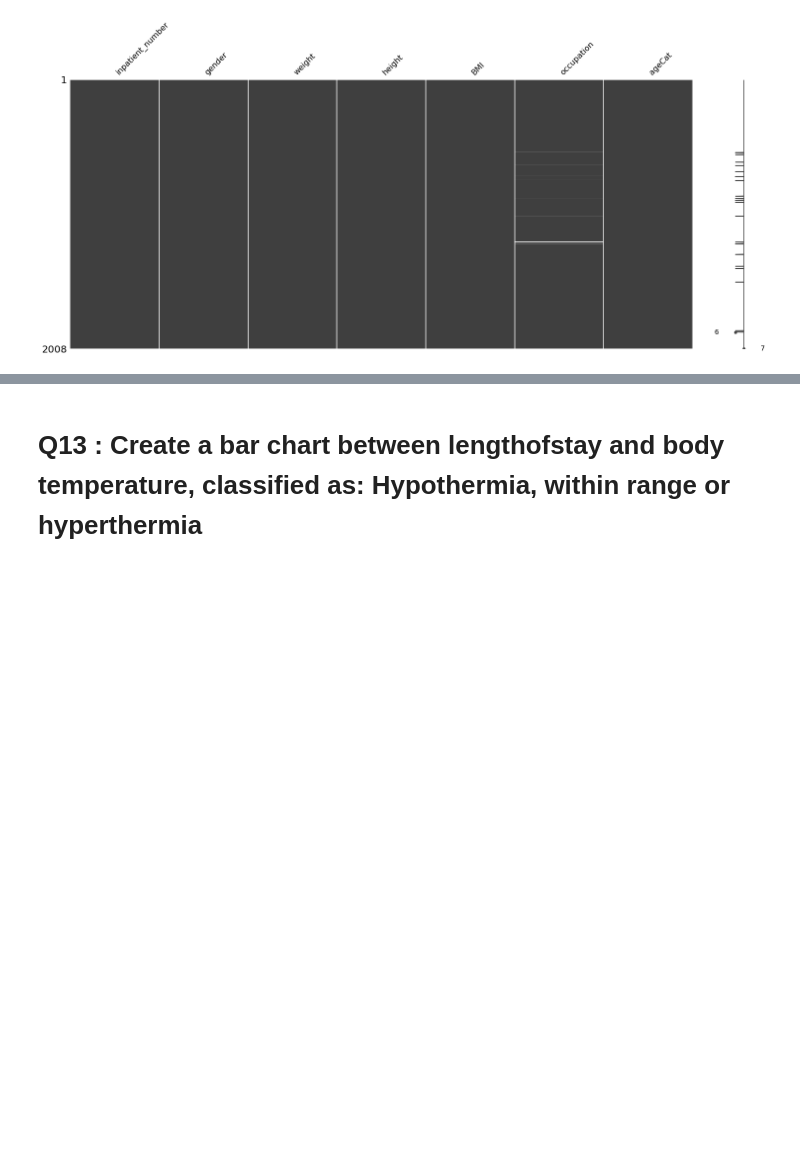
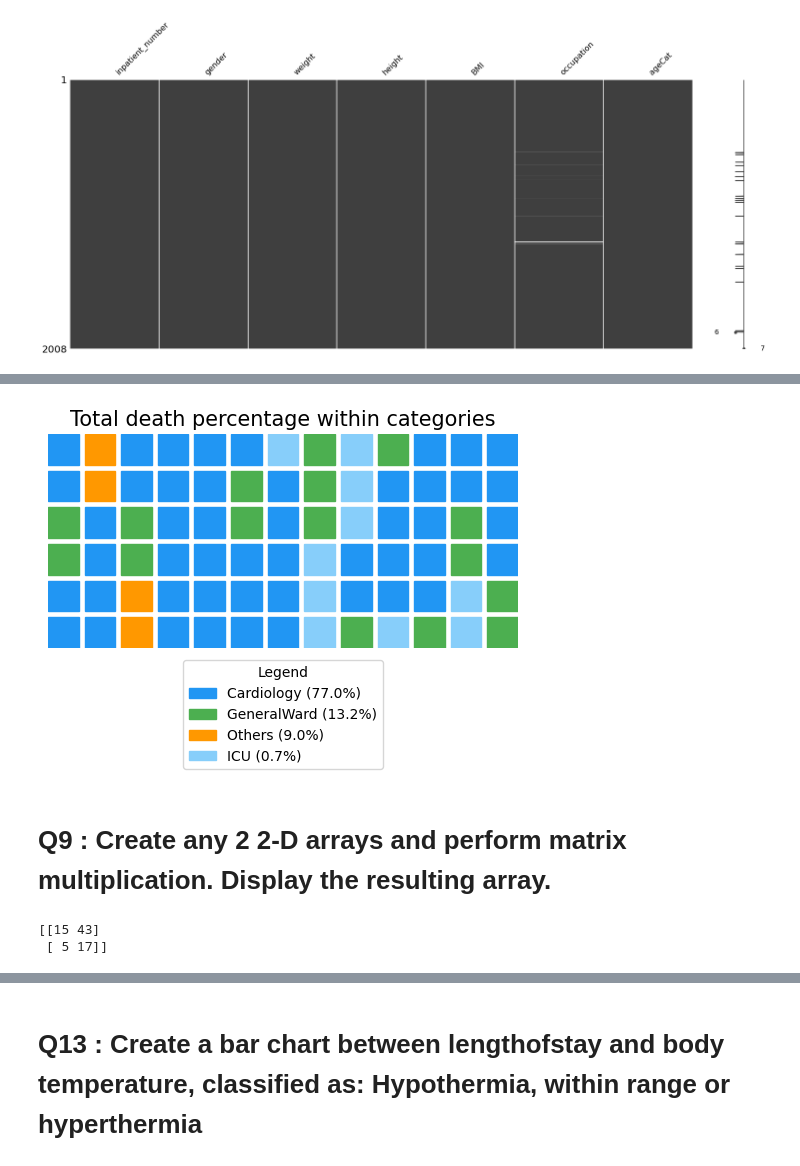
Before and after one commit to GomathiPro/Team20_DataTitans_PythonHackathon_Apr24, a Jupyter notebook: Team20_DataTitans_Main80Questions.ipynb, the cells around one changed output, grey strips where cells are left out. Saved outputs shown, nothing was run; the diff lists cells and outputs as text; code cells hidden in the pictures; blank space fills up the shorter version.

```diff
--- a/Team20_DataTitans_Main80Questions.ipynb
+++ b/Team20_DataTitans_Main80Questions.ipynb
@@ -60,0 +123,8 @@ prescriptions=pd.read_excel('Cardiac_Outcomes.xlsx',"Patient_Precriptions")
+# %%
+discharge['Admission_date'] = pd.to_datetime(discharge ["Admission_date"])
+
+# Calculate 'Discharge Date' based on 'Admission Date' and 'dischargeDay'
+discharge ['Discharge Date'] = discharge ["Admission_date"] + pd.to_timedelta(discharge ["dischargeDay"], unit='D')
+
+# Display the updated dataframe with the calculated 'Discharge Date' column
+print(discharge)
@@ -92,0 +194,39 @@ msno.matrix(demo)
+# %%
+ward_grouping = {'Cardiology': 'Cardiology', 'ICU': 'ICU', 'GeneralWard': 'GeneralWard', 'Others': 'Others'}
+discharge['grouped_category'] = discharge['admission_ward'].map(ward_grouping).fillna(discharge['admission_ward'])
+
+colors = {'Cardiology': '#2196f3', 'ICU': '#ff9800', 'GeneralWard': '#4caf50', 'Others': '#87CEFA'}
+
+discharge['percentage_death_within_28_days'] = (discharge['death_within_28_days'] / discharge['death_within_28_days'].sum()) * 100
+discharge['percentage_deaths_3_months'] = (discharge['death_within_3_months'] / discharge['death_within_3_months'].sum()) * 100
+discharge['percentage_death_within_6_months'] = (discharge['death_within_6_months'] / discharge['death_within_6_months'].sum()) * 100
+percentage_deaths = discharge['percentage_death_within_28_days'] + discharge['percentage_deaths_3_months'] + discharge['percentage_death_within_6_months']
+
+fig = plt.figure(
+    FigureClass=Waffle, figsize=(5, 8),
+    rows=6,
+    columns=13,
+    values=percentage_deaths,
+    title={"label": "Total death percentage within categories", "loc": "center", "size": 15},
+    labels=[f"{k} ({v:.1f}%)" for k, v in zip(discharge['grouped_category'], percentage_deaths)],
+    colors=[colors[category] for category in discharge['grouped_category'] if category in colors],
+)
+
+legend_colors = [colors[category] for category in discharge['grouped_category'].unique()]
+legend_labels = [f"{k} ({v/len(discharge)*100:.1f}%)" for k, v in discharge['grouped_category'].value_counts().items()]
+legend_patches = [mpatches.Patch(color=c, label=l) for c, l in zip(legend_colors, legend_labels)]
+plt.legend(handles=legend_patches, title='Legend', loc='lower center', bbox_to_anchor=(0.5, -0.6))
+
+plt.show()
+# %% [output]
+[figure, added]
+# %% [markdown]
+# Q9 : Create any 2 2-D arrays and perform matrix multiplication. Display the resulting array.
+# %%
+mat1 = ([3, 4],[2 ,1])
+mat2 = ([1, 5],[3, 7])
+res = np.dot(mat1,mat2)
+print(res)
+# %% [output]
+[[15 43]
+ [ 5 17]]
```
Also changed, not shown: parts of 25 cells of this notebook.
